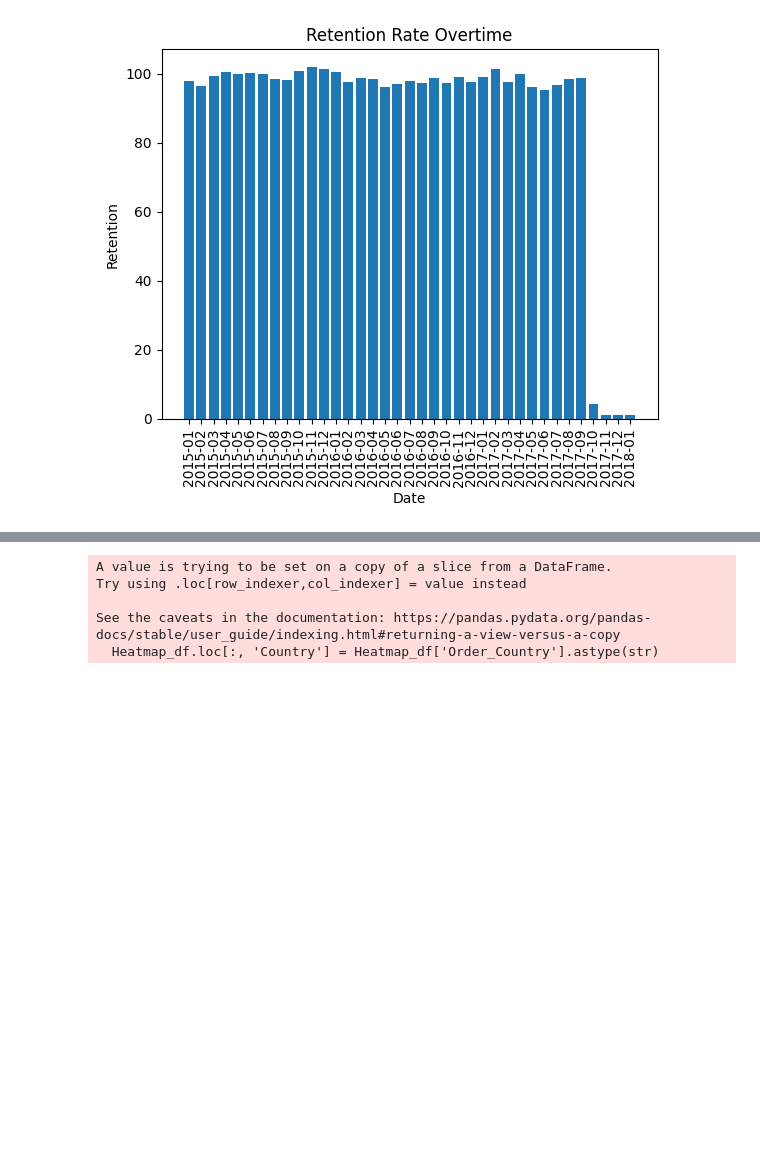
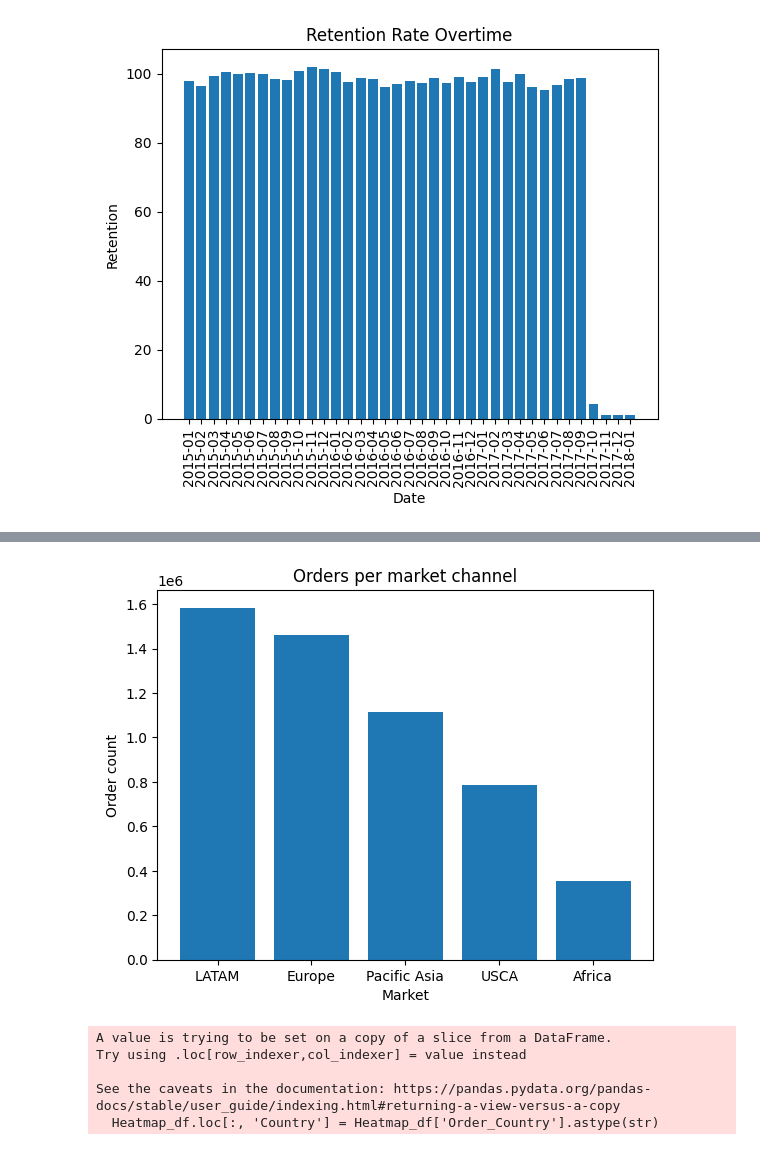
Before and after one commit to CCNY-Analytics-and-Quant/BA-F-2023-Steven-Fernandez-MD-Miah-Mohammed-Hussain, a Jupyter notebook: Final Project/python_code.ipynb, the cells around one changed output, grey strips where cells are left out. Cells and saved outputs as stored; diff of their text form; code cells hidden in the pictures; blank space fills up the shorter version.

```diff
--- a/Final Project/python_code.ipynb
+++ b/Final Project/python_code.ipynb
@@ -753,3 +753,11 @@ plt.ylabel('Average Repetitive Purchases per Customer')
 plt.show()
 # %% [output]
 [figure]
+# %%
+market_customer_count = df2[['Market', 'Customer_Id']]
+# %%
+market_customer_count = market_customer_count.groupby('Market')['Customer_Id'].value_counts().reset_index()
+# %%
+market_customer_count.drop(columns= 'Customer_Id', inplace= True)
+# %%
+market_customer_count = market_customer_count.groupby('Market')['count'].sum().sort_values(ascending= False).reset_index()
@@ -756,3 +773,11 @@ plt.show()
+# %%
+plt.bar(market_customer_count.Market, market_customer_count['count'])
+plt.title('Orders per market channel')
+plt.xlabel('Market')
+plt.ylabel('Order count')
+plt.show()
+# %% [output]
+[figure, added]
 # %%
 Heatmap_df = df[['Order_Country', 'Customer_Id']]
 # %%
```
Also changed, not shown: parts of 40 cells of this notebook.
